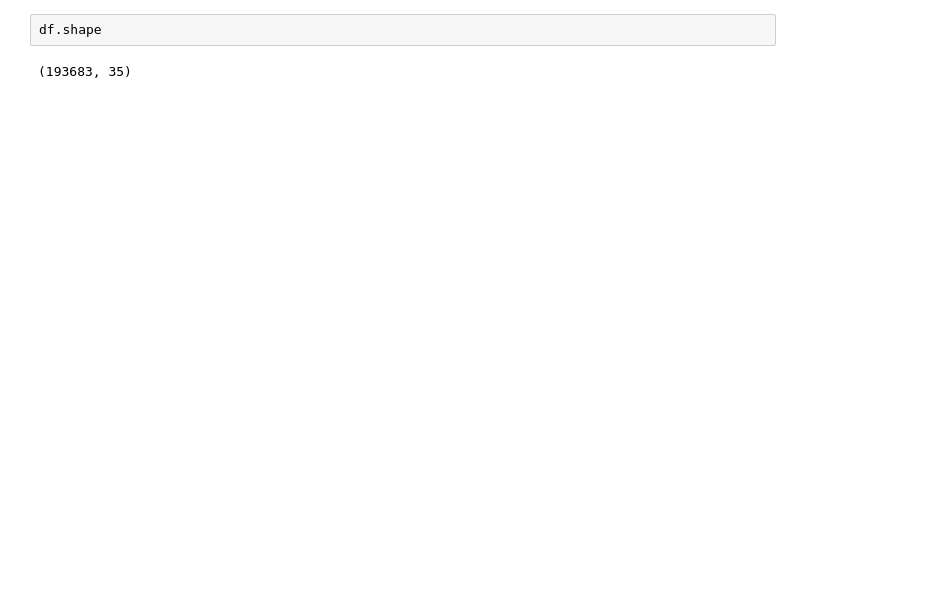
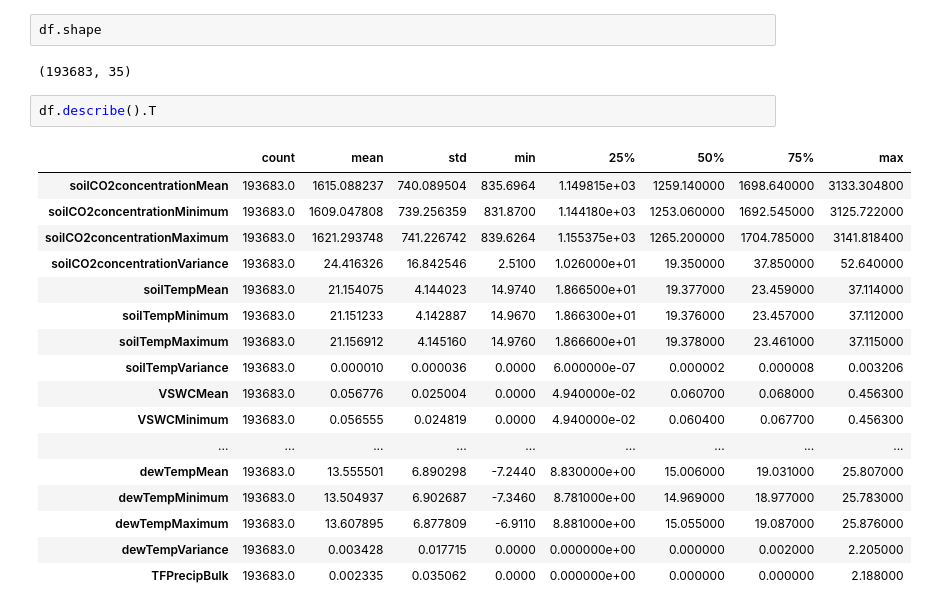
Before and after one commit to aliirshad3098/Smart_Farming_Disease_Risk_Prediction_Using_Weather_and_Soil_Data, a Jupyter notebook: creating_30_min_dataframe.ipynb, the cells around one changed output. Saved outputs shown, nothing was run; the diff lists cells and outputs as text; blank space fills up the shorter version.

```diff
--- a/creating_30_min_dataframe.ipynb
+++ b/creating_30_min_dataframe.ipynb
@@ -91,3 +114,23 @@ plt.show()
 df.shape
 # %% [output]
 (193683, 35)
+# %%
+df.describe().T
+# %% [output]
+|  | count | mean | std | min | 25% | 50% | 75% | max |
+| soilCO2concentrationMean | 193683.0 | 1615.088237 | 740.089504 | 835.6964 | 1.149815e+03 | 1259.140000 | 1698.640000 | 3133.304800 |
+| soilCO2concentrationMinimum | 193683.0 | 1609.047808 | 739.256359 | 831.8700 | 1.144180e+03 | 1253.060000 | 1692.545000 | 3125.722000 |
+| soilCO2concentrationMaximum | 193683.0 | 1621.293748 | 741.226742 | 839.6264 | 1.155375e+03 | 1265.200000 | 1704.785000 | 3141.818400 |
+| soilCO2concentrationVariance | 193683.0 | 24.416326 | 16.842546 | 2.5100 | 1.026000e+01 | 19.350000 | 37.850000 | 52.640000 |
+| soilTempMean | 193683.0 | 21.154075 | 4.144023 | 14.9740 | 1.866500e+01 | 19.377000 | 23.459000 | 37.114000 |
+| soilTempMinimum | 193683.0 | 21.151233 | 4.142887 | 14.9670 | 1.866300e+01 | 19.376000 | 23.457000 | 37.112000 |
+| soilTempMaximum | 193683.0 | 21.156912 | 4.145160 | 14.9760 | 1.866600e+01 | 19.378000 | 23.461000 | 37.115000 |
+| soilTempVariance | 193683.0 | 0.000010 | 0.000036 | 0.0000 | 6.000000e-07 | 0.000002 | 0.000008 | 0.003206 |
+| VSWCMean | 193683.0 | 0.056776 | 0.025004 | 0.0000 | 4.940000e-02 | 0.060700 | 0.068000 | 0.456300 |
+| VSWCMinimum | 193683.0 | 0.056555 | 0.024819 | 0.0000 | 4.940000e-02 | 0.060400 | 0.067700 | 0.456300 |
+| ... | ... | ... | ... | ... | ... | ... | ... | ... |
+| dewTempMean | 193683.0 | 13.555501 | 6.890298 | -7.2440 | 8.830000e+00 | 15.006000 | 19.031000 | 25.807000 |
+| dewTempMinimum | 193683.0 | 13.504937 | 6.902687 | -7.3460 | 8.781000e+00 | 14.969000 | 18.977000 | 25.783000 |
+| dewTempMaximum | 193683.0 | 13.607895 | 6.877809 | -6.9110 | 8.881000e+00 | 15.055000 | 19.087000 | 25.876000 |
+| dewTempVariance | 193683.0 | 0.003428 | 0.017715 | 0.0000 | 0.000000e+00 | 0.000000 | 0.002000 | 2.205000 |
+| TFPrecipBulk | 193683.0 | 0.002335 | 0.035062 | 0.0000 | 0.000000e+00 | 0.000000 | 0.000000 | 2.188000 |
```
Also changed, not shown: parts of 20 cells of this notebook, 5 other files.
